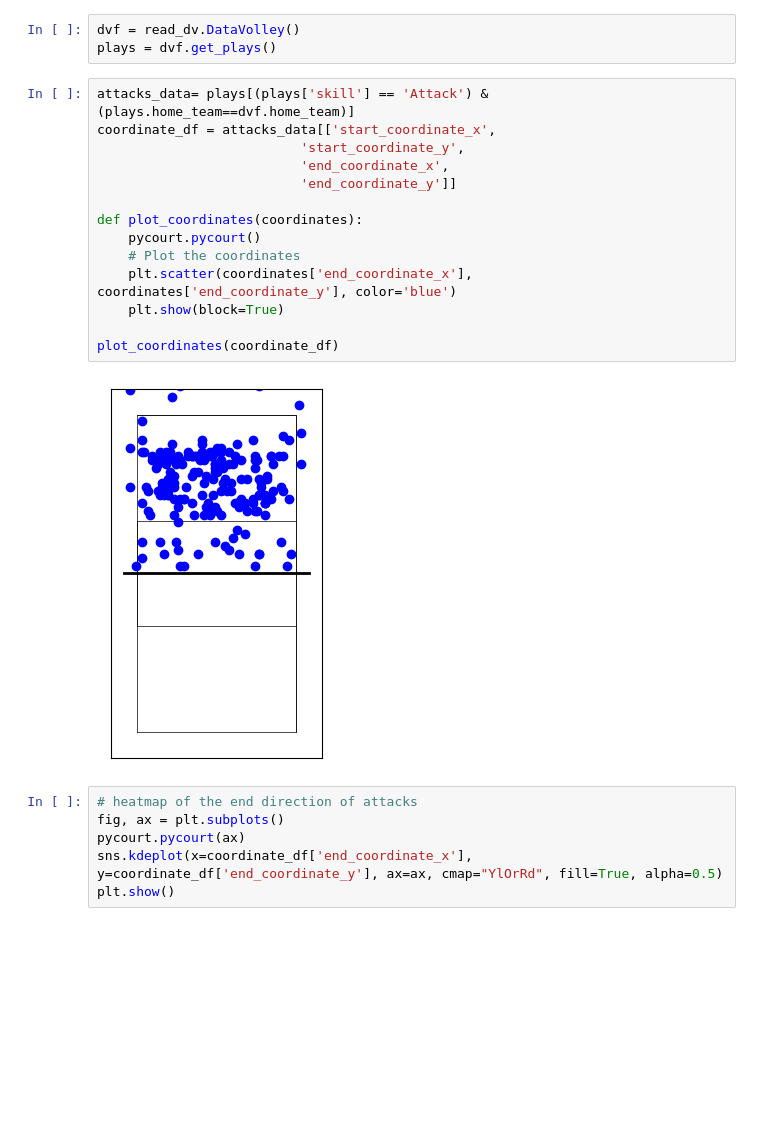
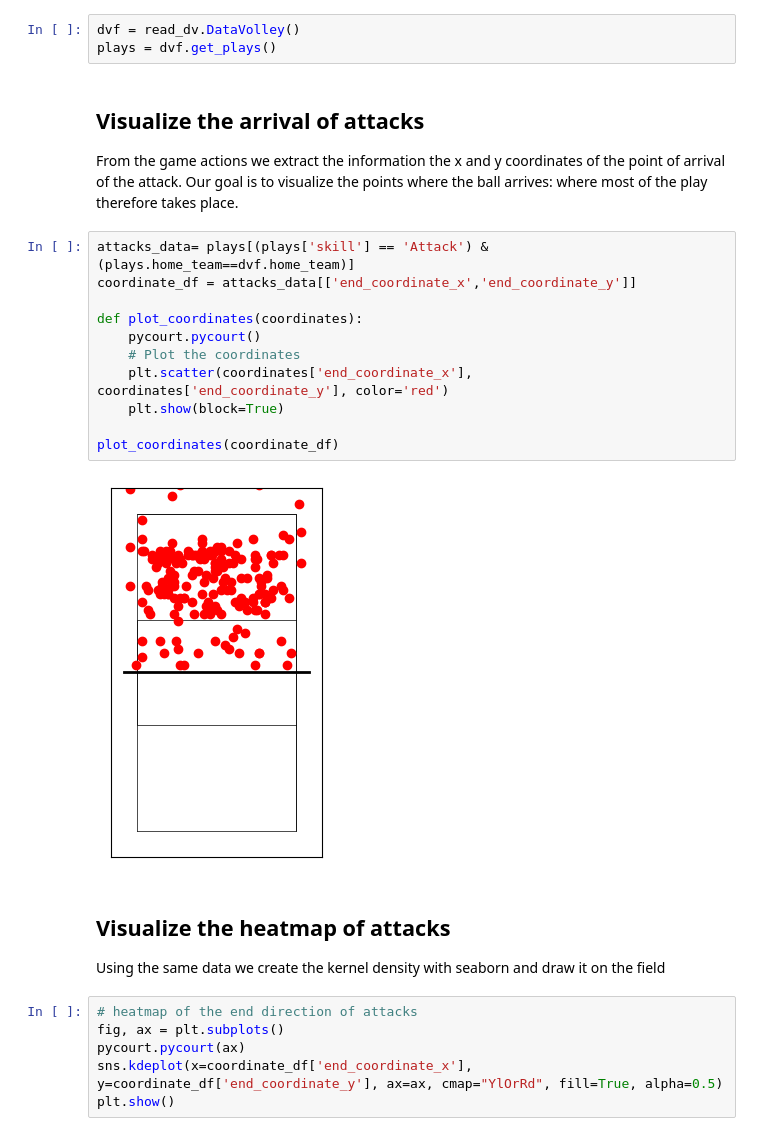
Before and after one commit to openvolley/pydatavolley, a Jupyter notebook: examples/01_heatmap_attacks.ipynb, the cells around one changed output. Cells and saved outputs as stored; diff of their text form; blank space fills up the shorter version.

```diff
--- a/examples/01_heatmap_attacks.ipynb
+++ b/examples/01_heatmap_attacks.ipynb
@@ -12,22 +21,26 @@ warnings.filterwarnings("ignore", "use_inf_as_na")
 # %%
 dvf = read_dv.DataVolley()
 plays = dvf.get_plays()
+# %% [markdown]
+## Visualize the arrival of attacks
+From the game actions we extract the information the x and y coordinates of the point of arrival of the attack.
+Our goal is to visualize the points where the ball arrives: where most of the play therefore takes place.
 # %%
 attacks_data= plays[(plays['skill'] == 'Attack') & (plays.home_team==dvf.home_team)]
-coordinate_df = attacks_data[['start_coordinate_x',
-                          'start_coordinate_y',
-                          'end_coordinate_x',
-                          'end_coordinate_y']]
+coordinate_df = attacks_data[['end_coordinate_x','end_coordinate_y']]
 
 def plot_coordinates(coordinates):
     pycourt.pycourt()
     # Plot the coordinates
-    plt.scatter(coordinates['end_coordinate_x'], coordinates['end_coordinate_y'], color='blue')
+    plt.scatter(coordinates['end_coordinate_x'], coordinates['end_coordinate_y'], color='red')
     plt.show(block=True)
 
 plot_coordinates(coordinate_df)
 # %% [output]
-[figure, old version]
+[figure, new version]
+# %% [markdown]
+## Visualize the heatmap of attacks
+Using the same data we create the kernel density with seaborn and draw it on the field
 # %%
 # heatmap of the end direction of attacks
 fig, ax = plt.subplots()
```
Also changed, not shown: parts of 8 cells of this notebook, 4 other files.
